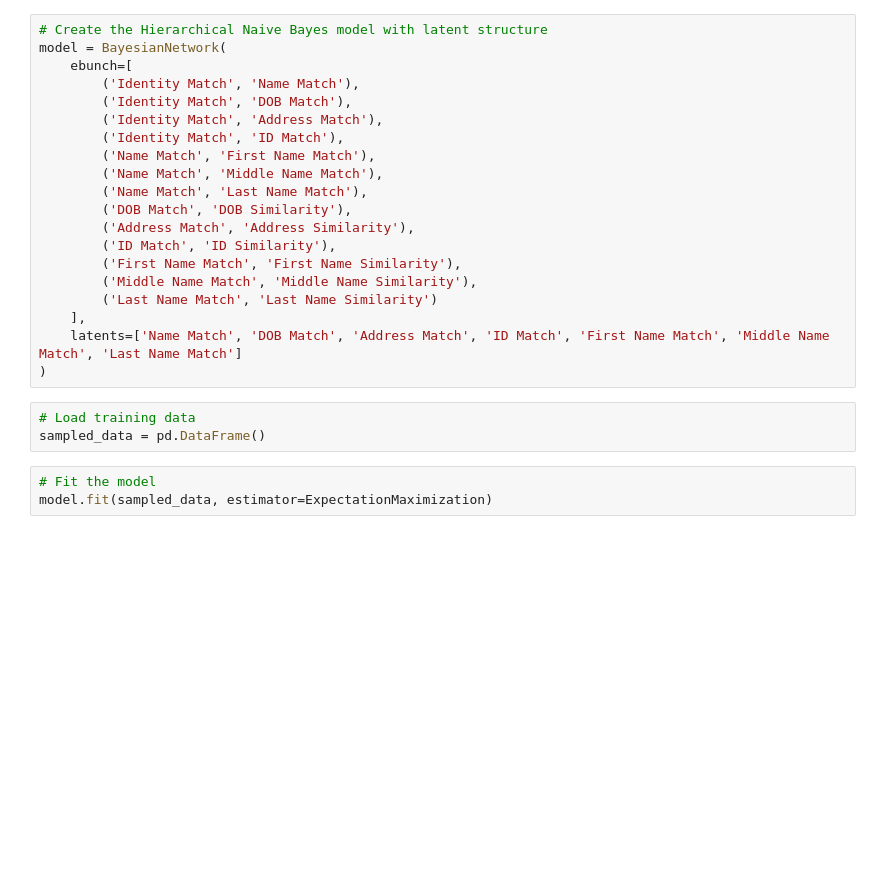
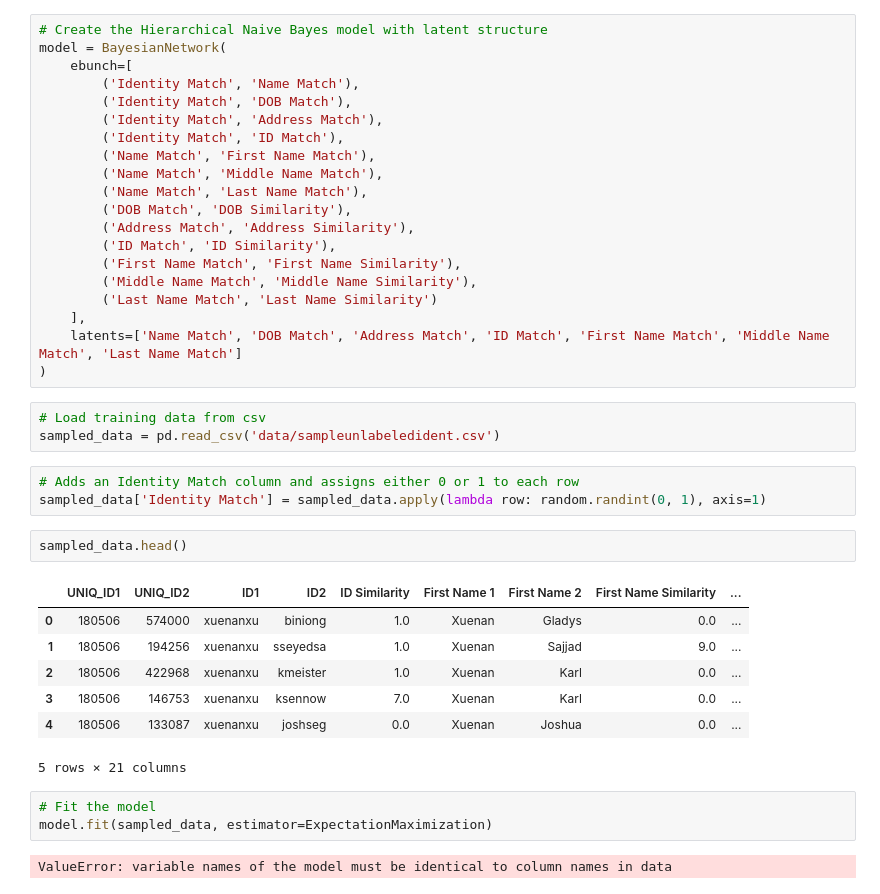
Before and after one commit to danaiamirali/hnb-identity-matching, a Jupyter notebook: model.ipynb, the cells around one changed output. Saved outputs shown, nothing was run; the diff lists cells and outputs as text; blank space fills up the shorter version.

Commit message:
Randomly classifies each comparison as a match or mismatch

```diff
--- a/model.ipynb
+++ b/model.ipynb
@@ -25,8 +26,23 @@ model = BayesianNetwork(
     latents=['Name Match', 'DOB Match', 'Address Match', 'ID Match', 'First Name Match', 'Middle Name Match', 'Last Name Match']
 )
 # %%
-# Load training data
-sampled_data = pd.DataFrame()
+# Load training data from csv
+sampled_data = pd.read_csv('data/sampleunlabeledident.csv')
+# %%
+# Adds an Identity Match column and assigns either 0 or 1 to each row
+sampled_data['Identity Match'] = sampled_data.apply(lambda row: random.randint(0, 1), axis=1)
+# %%
+sampled_data.head()
+# %% [output]
+|  | UNIQ_ID1 | UNIQ_ID2 | ID1 | ID2 | ID Similarity | First Name 1 | First Name 2 | First Name Similarity | ... |
+| 0 | 180506 | 574000 | xuenanxu | biniong | 1.0 | Xuenan | Gladys | 0.0 | ... |
+| 1 | 180506 | 194256 | xuenanxu | sseyedsa | 1.0 | Xuenan | Sajjad | 9.0 | ... |
+| 2 | 180506 | 422968 | xuenanxu | kmeister | 1.0 | Xuenan | Karl | 0.0 | ... |
+| 3 | 180506 | 146753 | xuenanxu | ksennow | 7.0 | Xuenan | Karl | 0.0 | ... |
+| 4 | 180506 | 133087 | xuenanxu | joshseg | 0.0 | Xuenan | Joshua | 0.0 | ... |
+5 rows × 21 columns
 # %%
 # Fit the model
 model.fit(sampled_data, estimator=ExpectationMaximization)
+# %% [output]
+ValueError: variable names of the model must be identical to column names in data
```
Also changed, not shown: parts of 1 cell of this notebook, 1 other file.
